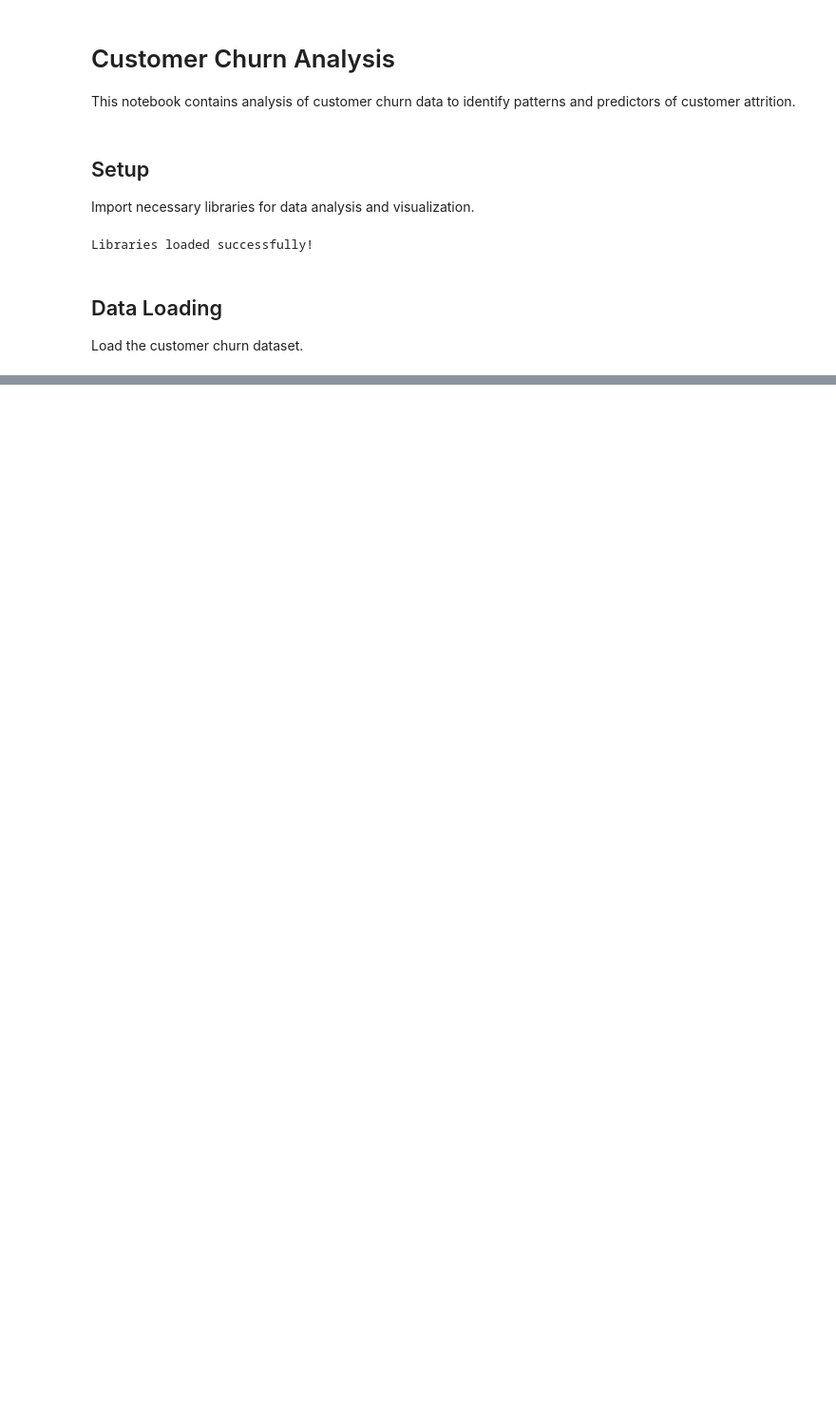
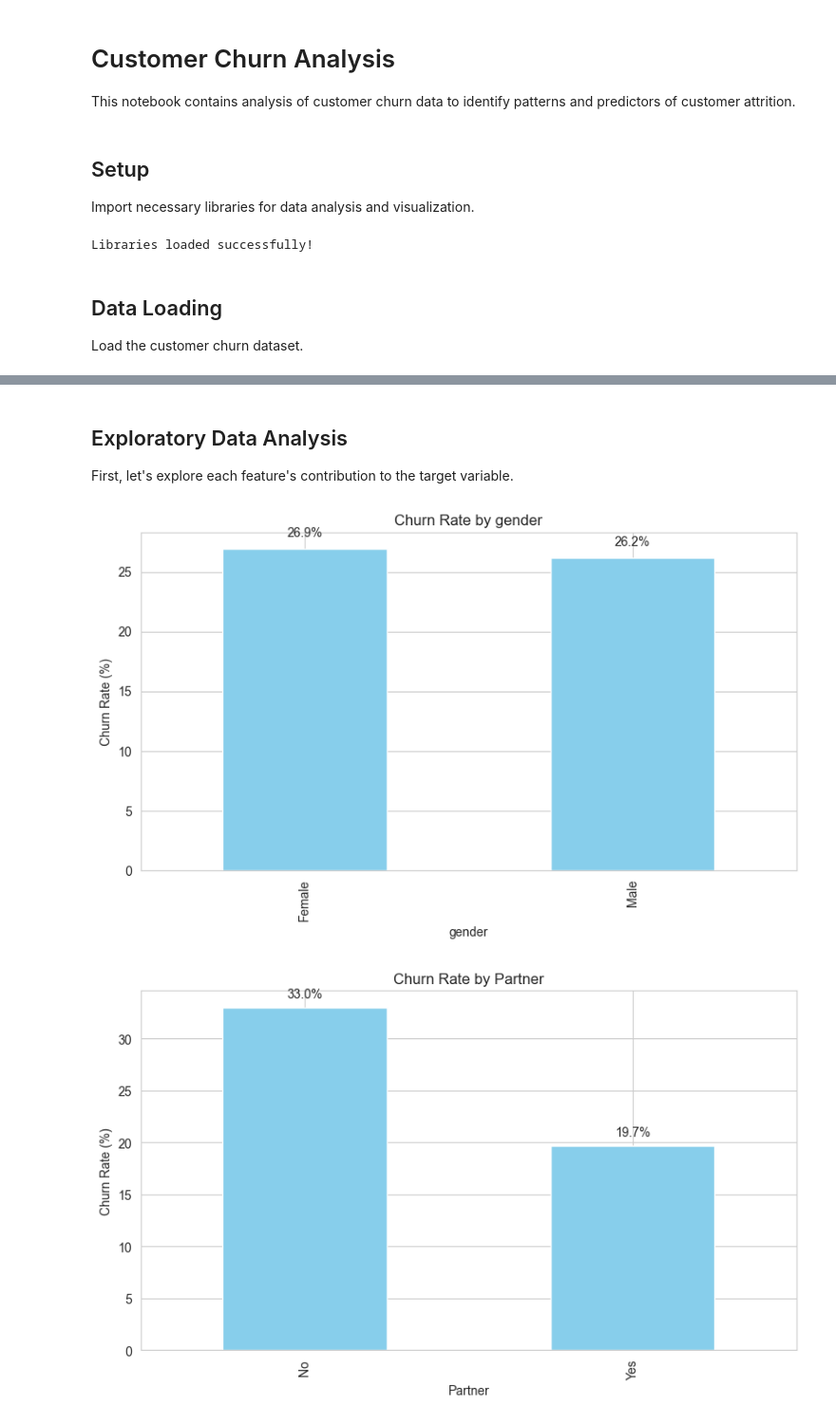
Before and after one commit to calv4in/customer-churn, a Jupyter notebook: customer_churn_analysis.ipynb, the cells around one changed output, grey strips where cells are left out. Shown at 95% size. Drawn from its saved outputs; the diff is of its cells as text; code cells hidden in the pictures; blank space fills up the shorter version.

```diff
--- a/customer_churn_analysis.ipynb
+++ b/customer_churn_analysis.ipynb
@@ -179,0 +211,32 @@ Explore the dataset to understand its structure and identify patterns.
+# %% [markdown]
+## Exploratory Data Analysis
+
+First, let's explore each feature's contribution to the target variable.
+# %%
+# EDA - Part 1: Focus on key categorical features
+key_categorical_features = ['gender', 'Partner', 'Dependents', 'PhoneService',
+                           'InternetService', 'Contract', 'PaperlessBilling', 'PaymentMethod']
+
+# Plot individual features vs churn rate
+for feature in key_categorical_features:
+    plt.figure(figsize=(8, 5))
+    # Calculate the percentage of customers who churned for each category
+    # Use lambda function to convert Y/N to 1/0 (feature engineering)
+    churn_rate = df.groupby(feature)['Churn'].apply(lambda x: (x == 'Yes').mean() * 100)
+
+
+    # Plot the bar chart
+    ax = churn_rate.plot(kind='bar', color='skyblue')
+    plt.title(f'Churn Rate by {feature}')
+    plt.ylabel('Churn Rate (%)')
+    plt.xlabel(feature)
+
+    # Add percentage labels
+    for i, v in enumerate(churn_rate):
+        plt.text(i, v + 1, f"{v:.1f}%", ha='center')
+
+    plt.tight_layout()
+    plt.show()
+# %% [output]
+[figure, added]
+[figure, added]
```
Also changed, not shown: parts of 10 cells of this notebook.
